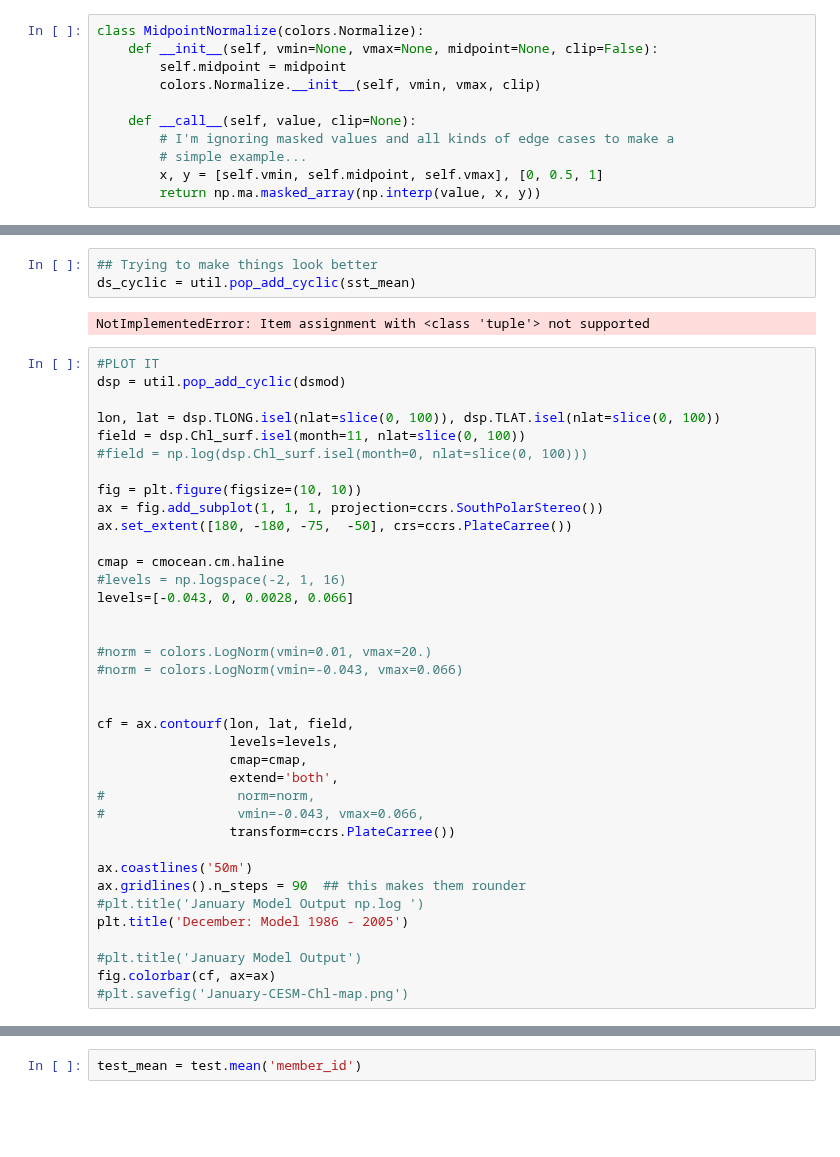
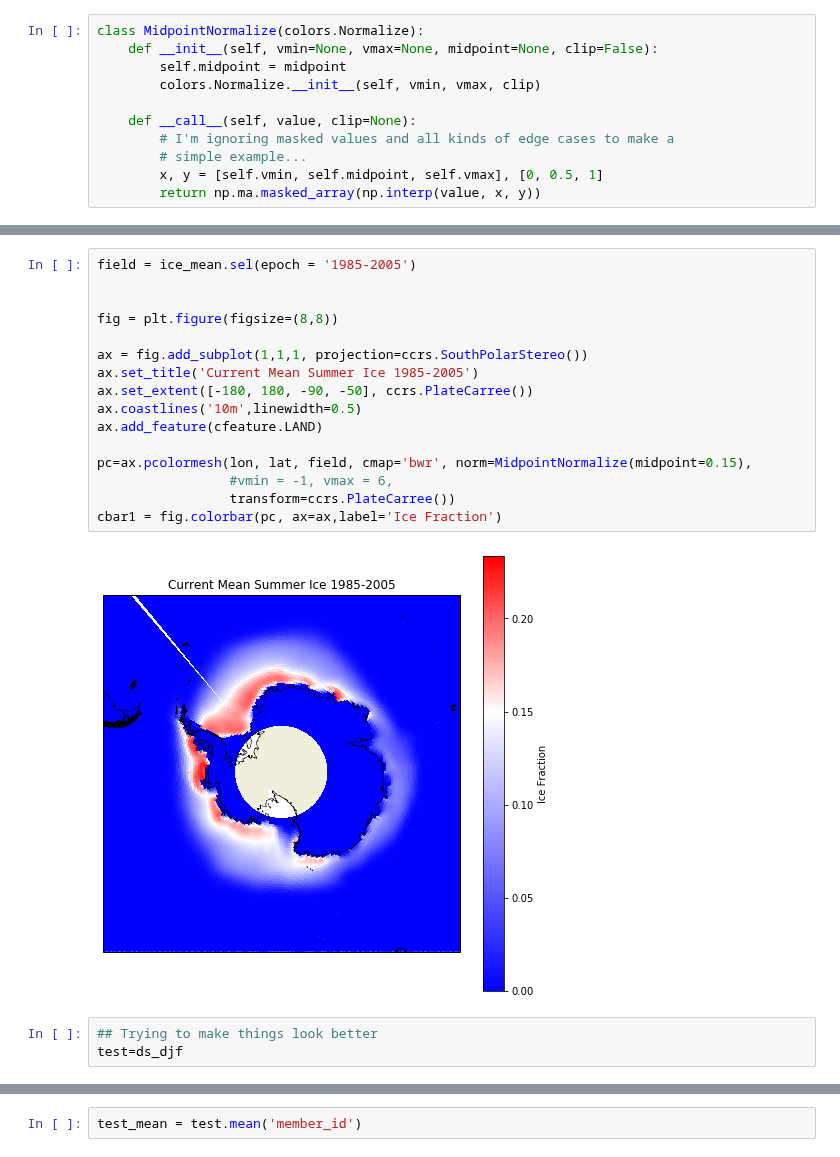
Before and after one commit to Zephyr-Sylvester/krill-cesm-le, a Jupyter notebook: notebooks/EquationValidation.ipynb, the cells around one changed output, grey strips where cells are left out. Drawn from its saved outputs; the diff is of its cells as text; blank space fills up the shorter version.

```diff
--- a/notebooks/EquationValidation.ipynb
+++ b/notebooks/EquationValidation.ipynb
@@ -95,42 +108,21 @@ ax.set_boundary(circle, transform=ax.transAxes)
+# %%
+field = ice_mean.sel(epoch = '1985-2005')
+
+
+fig = plt.figure(figsize=(8,8))
+
+ax = fig.add_subplot(1,1,1, projection=ccrs.SouthPolarStereo())
+ax.set_title('Current Mean Summer Ice 1985-2005')
+ax.set_extent([-180, 180, -90, -50], ccrs.PlateCarree())
+ax.coastlines('10m',linewidth=0.5)
+ax.add_feature(cfeature.LAND)
+
+pc=ax.pcolormesh(lon, lat, field, cmap='bwr', norm=MidpointNormalize(midpoint=0.15),
+                 #vmin = -1, vmax = 6,
+                 transform=ccrs.PlateCarree())
+cbar1 = fig.colorbar(pc, ax=ax,label='Ice Fraction')
+# %% [output]
+[figure, added]
 # %%
 ## Trying to make things look better
-ds_cyclic = util.pop_add_cyclic(sst_mean)
+test=ds_djf
-# %% [output]
-NotImplementedError: Item assignment with <class 'tuple'> not supported
-# %%
-#PLOT IT
-dsp = util.pop_add_cyclic(dsmod)
-
-lon, lat = dsp.TLONG.isel(nlat=slice(0, 100)), dsp.TLAT.isel(nlat=slice(0, 100))
-field = dsp.Chl_surf.isel(month=11, nlat=slice(0, 100))
-#field = np.log(dsp.Chl_surf.isel(month=0, nlat=slice(0, 100)))
-
-fig = plt.figure(figsize=(10, 10))
-ax = fig.add_subplot(1, 1, 1, projection=ccrs.SouthPolarStereo())
-ax.set_extent([180, -180, -75,  -50], crs=ccrs.PlateCarree())
-
-cmap = cmocean.cm.haline
-#levels = np.logspace(-2, 1, 16)
-levels=[-0.043, 0, 0.0028, 0.066]
-
-
-#norm = colors.LogNorm(vmin=0.01, vmax=20.)
-#norm = colors.LogNorm(vmin=-0.043, vmax=0.066)
-
-
-cf = ax.contourf(lon, lat, field,
-                 levels=levels,
-                 cmap=cmap,
-                 extend='both',
-#                 norm=norm,
-#                 vmin=-0.043, vmax=0.066,
-                 transform=ccrs.PlateCarree())
-
-ax.coastlines('50m')
-ax.gridlines().n_steps = 90  ## this makes them rounder
-#plt.title('January Model Output np.log ')
-plt.title('December: Model 1986 - 2005')
-
-#plt.title('January Model Output')
-fig.colorbar(cf, ax=ax)
-#plt.savefig('January-CESM-Chl-map.png')
```
Also changed, not shown: parts of 14 cells of this notebook, 7 other files.
